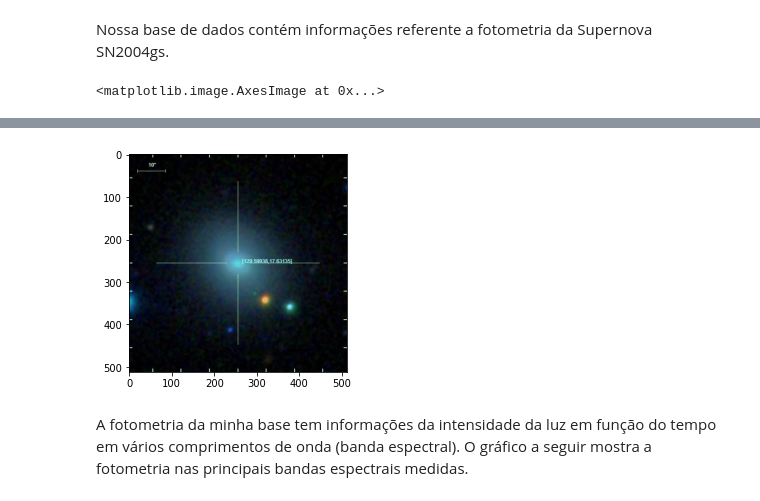
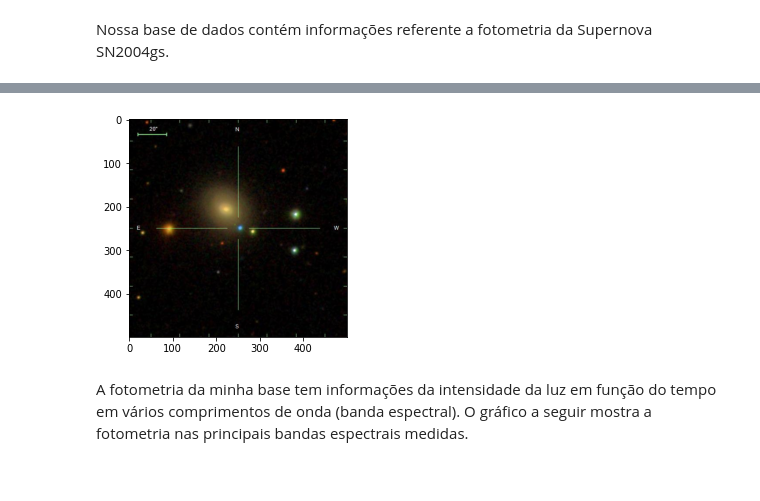
Before and after one commit to gabicmontes/topicosII, a Jupyter notebook: Exercício 02/Ex02.ipynb, the cells around one changed output, grey strips where cells are left out. Drawn from its saved outputs; the diff is of its cells as text; code cells hidden in the pictures.

```diff
--- a/Exercício 02/Ex02.ipynb
+++ b/Exercício 02/Ex02.ipynb
@@ -17,10 +17,9 @@ Nossa base de dados contém informações referente a fotometria da Supernova SN
 #importando a base de dados
 base = pd.read_csv("sn5.csv")
 
+img = cv2.imread("img_sn.jpg")
+img = cv2.cvtColor(img, cv2.COLOR_BGR2RGB)
+plt.imshow(img)
+
 base.head(5)
-
-img = cv2.imread("img_sn.png")
-
-plt.imshow(img)
 # %% [output]
-<matplotlib.image.AxesImage at 0x...>
@@ -27,4 +32,4 @@ plt.imshow(img)
-[figure, old version]
+[figure, new version]
 # %% [markdown]
 A fotometria da minha base tem informações da intensidade da luz em função do tempo em vários comprimentos de onda (banda espectral).
 O gráfico a seguir mostra a fotometria nas principais bandas espectrais medidas.
```
Also changed, not shown: parts of 2 cells of this notebook, 2 other files.
